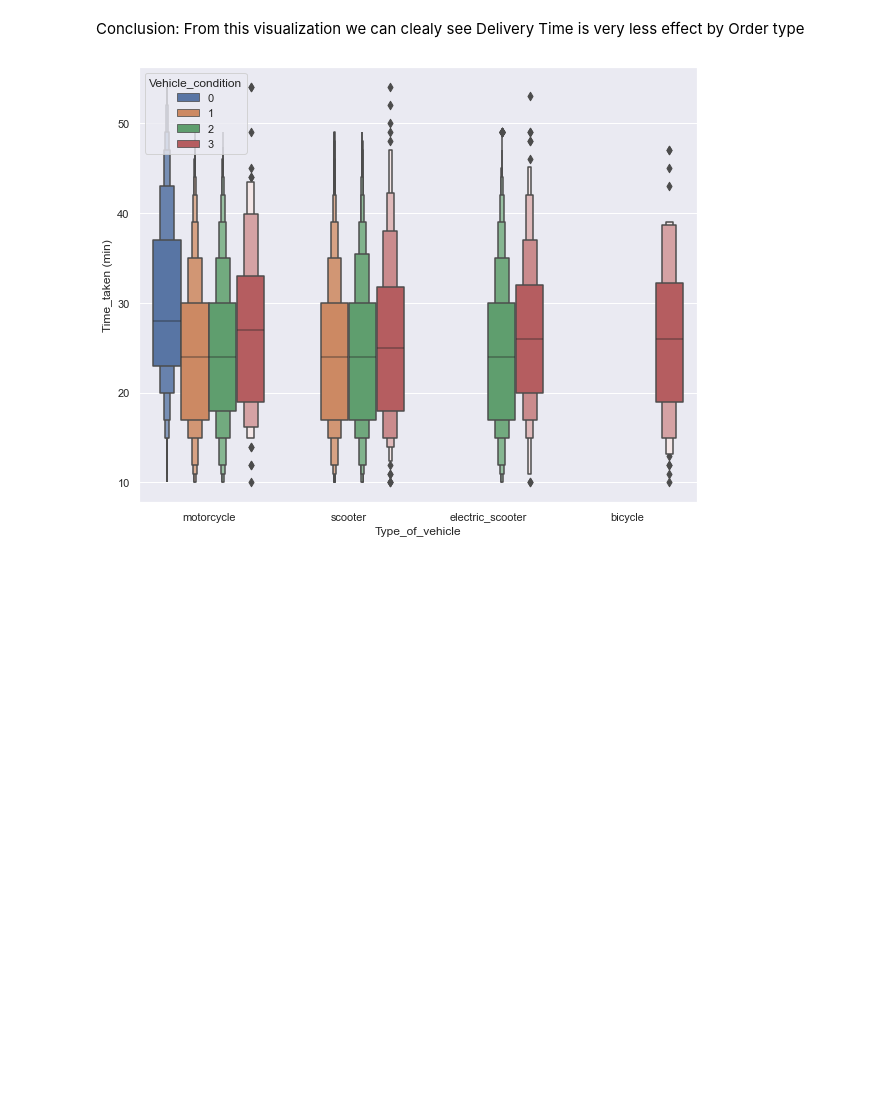
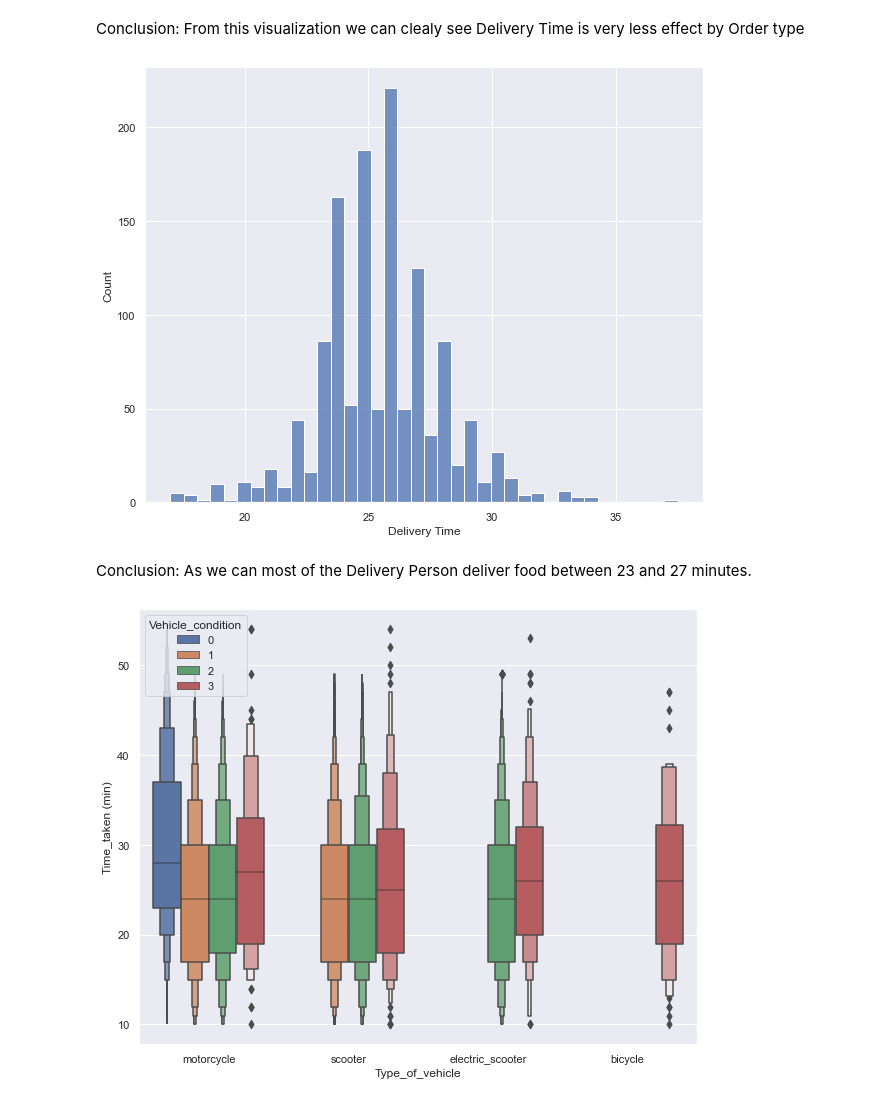
Before and after one commit to ganeshss0/ineuron_ml_task_1, a Jupyter notebook: notebooks/eda.ipynb, the cells around one changed output. Cells and saved outputs as stored; diff of their text form; code cells hidden in the pictures; blank space fills up the shorter version.

```diff
--- a/notebooks/eda.ipynb
+++ b/notebooks/eda.ipynb
@@ -208,9 +208,8 @@ data['Time_Order_picked'] = data.Time_Order_picked.apply(format_24_hour)
 # Median Order Picking Time
 
 # this condition will only pick time like 12:11, 23:12 ... from Time_Ordered and Time_Order_picked column
-condition = (data.Time_Orderd.notna() & data.Time_Order_picked.notna())
+order = data[data.Time_Orderd.notna() & data.Time_Order_picked.notna()]
 
-order = data[condition]
 # Converting the Time_Orderd into DateTime object
 order_time = pd.to_datetime(order['Time_Orderd'])
 
@@ -346,6 +345,17 @@ plt.show()
 [figure]
 # %% [markdown]
 Conclusion: From this visualization we can clealy see Delivery Time is very less effect by Order type
+# %%
+ID = data.groupby('Delivery_person_ID')['Time_taken (min)'].median()
+ID = ID.sort_values()
+
+sns.histplot(x = ID.values)
+plt.xlabel('Delivery Time')
+plt.show()
+# %% [output]
+[figure, added]
+# %% [markdown]
+Conclusion: As we can most of the Delivery Person deliver food between 23 and 27 minutes.
 # %%
 # Does the vehicle type and vehicle condition effect the delivery time
 
```
Also changed, not shown: 5 other files.
